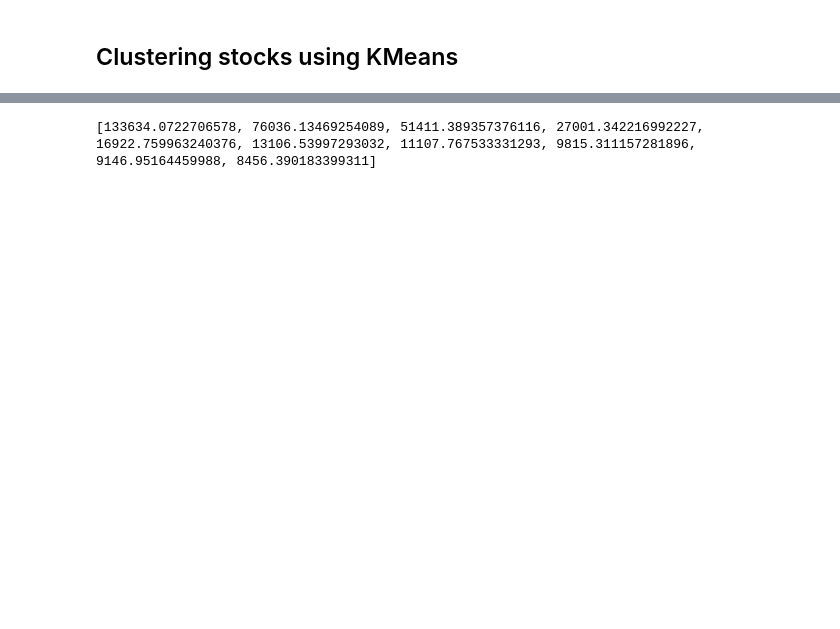
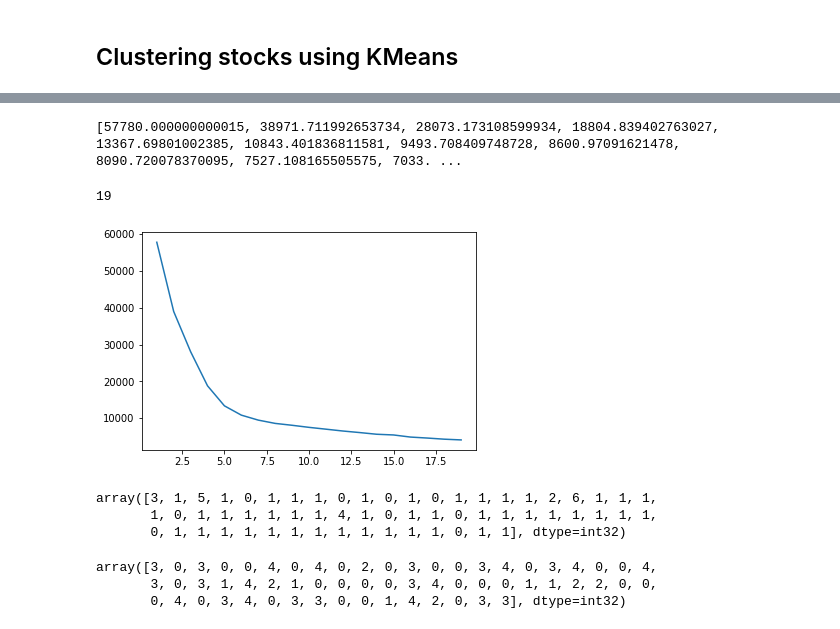
Before and after one commit to andishehtavakoli/stock_movement_clustring, a Jupyter notebook: stock_movement_clustring.ipynb, the cells around one changed output, grey strips where cells are left out. Cells and saved outputs as stored; diff of their text form; code cells hidden in the pictures; blank space fills up the shorter version.

Commit message:
add inertia- stock- clustring

```diff
--- a/stock_movement_clustring.ipynb
+++ b/stock_movement_clustring.ipynb
@@ -175,19 +174,19 @@ plt.show()
 # %%
-plt.figure(figsize = (20,10))
+# plt.figure(figsize = (20,10))
 
-# index = pd.date_range(start="2010-07-01", end="2015-01-01", freq="3M")
-# index = [pd.to_datetime(date, format='%Y-%m-%d').date() for date in index]
+# # index = pd.date_range(start="2010-07-01", end="2015-01-01", freq="3M")
+# # index = [pd.to_datetime(date, format='%Y-%m-%d').date() for date in index]
 
-for i in range(X.shape[0]):
-    sns.lineplot(x = xnew, y= X[i])
-plt.gcf().autofmt_xdate()
+# for i in range(X.shape[0]):
+#     sns.lineplot(x = xnew, y= X[i])
+# plt.gcf().autofmt_xdate()
 
 
 
 
-ax = plt.subplot(111)
-#fig_formatter(ax)
+# ax = plt.subplot(111)
+# #fig_formatter(ax)
 
-ax.xaxis.set_major_locator(mdates.MonthLocator(interval=2))
-ax.xaxis.set_major_formatter(mdates.DateFormatter('%d-%m-%Y'))
-plt.show()
+# ax.xaxis.set_major_locator(mdates.MonthLocator(interval=2))
+# ax.xaxis.set_major_formatter(mdates.DateFormatter('%d-%m-%Y'))
+# plt.show()
@@ -224,9 +232,10 @@ array([7, 6, 7, 6, 8, 6, 4, 5, 3, 0, 3, 5, 3, 9, 9, 5, 6, 7, 6, 4, 9, 5,
 # %%
 inertia = []
 
-for i in range(1,11):
-    normalizer = Normalizer()
-    kmeans = KMeans(n_clusters=i).fit(X)
+for i in list(range(1,20)):
+
+    scalor = StandardScaler()
+    kmeans = KMeans(n_clusters=i).fit(scalor.fit_transform(X))
 
     inertia.append(kmeans.inertia_)
 
@@ -234,4 +243,15 @@ for i in range(1,11):
 
 print(inertia)
 # %% [output]
-[133634.0722706578, 76036.13469254089, 51411.389357376116, 27001.342216992227, 16922.759963240376, 13106.53997293032, 11107.767533331293, 9815.311157281896, 9146.95164459988, 8456.390183399311]
+[57780.000000000015, 38971.711992653734, 28073.173108599934, 18804.839402763027, 13367.69801002385, 10843.401836811581, 9493.708409748728, 8600.97091621478, 8090.720078370095, 7527.108165505575, 7033. ...
+# %%
+z = list(range(1,20))
+# %%
+len(inertia)
+# %% [output]
+19
+# %%
+plt.plot(z, inertia)
+plt.show()
+# %% [output]
+[figure, added]
@@ -237,0 +272,12 @@ print(inertia)
+# %%
+labels1
+# %% [output]
+array([3, 1, 5, 1, 0, 1, 1, 1, 0, 1, 0, 1, 0, 1, 1, 1, 1, 2, 6, 1, 1, 1,
+       1, 0, 1, 1, 1, 1, 1, 1, 4, 1, 0, 1, 1, 0, 1, 1, 1, 1, 1, 1, 1, 1,
+       0, 1, 1, 1, 1, 1, 1, 1, 1, 1, 1, 1, 1, 0, 1, 1], dtype=int32)
+# %%
+labels2
+# %% [output]
+array([3, 0, 3, 0, 0, 4, 0, 4, 0, 2, 0, 3, 0, 0, 3, 4, 0, 3, 4, 0, 0, 4,
+       3, 0, 3, 1, 4, 2, 1, 0, 0, 0, 0, 3, 4, 0, 0, 0, 1, 1, 2, 2, 0, 0,
+       0, 4, 0, 3, 4, 0, 3, 3, 0, 0, 1, 4, 2, 0, 3, 3], dtype=int32)
```
Also changed, not shown: parts of 18 cells of this notebook.
